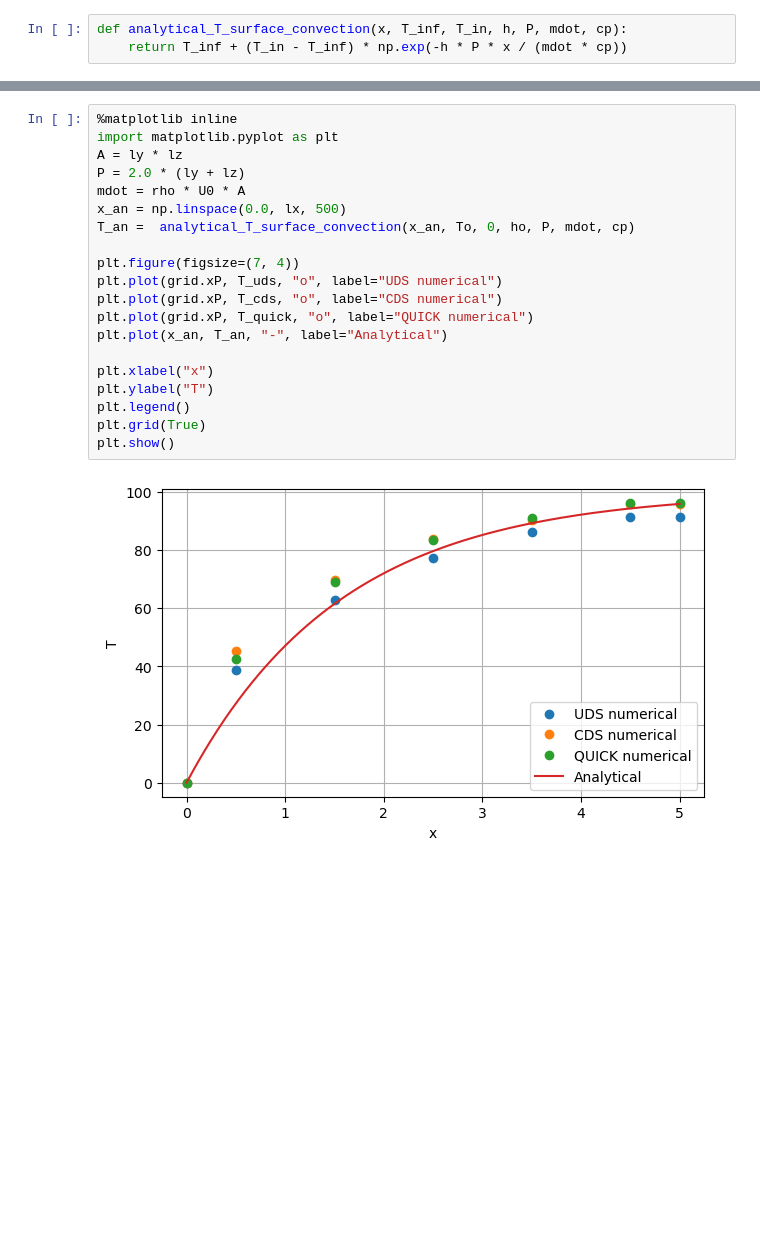
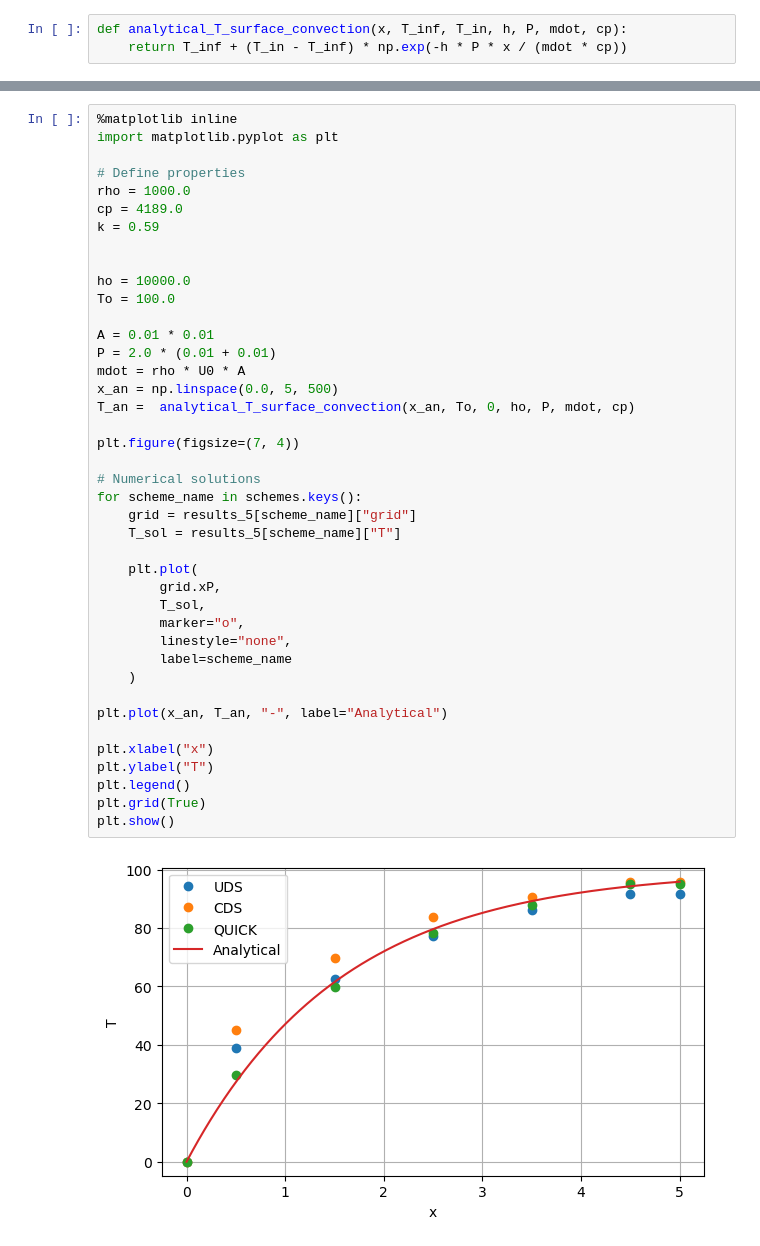
Before and after one commit to Zichen-F/9710_assignments, a Jupyter notebook: Assignment/Assignment3-zfan68.ipynb, the cells around one changed output, grey strips where cells are left out. Saved outputs shown, nothing was run; the diff lists cells and outputs as text; blank space fills up the shorter version.

```diff
--- a/Assignment/Assignment3-zfan68.ipynb
+++ b/Assignment/Assignment3-zfan68.ipynb
@@ -883,22 +988,43 @@ Iteration = 9; Max. Resid. = 0.03988077349344456; Avg. Resid. = 0.01813528460536
 # %%
 %matplotlib inline
 import matplotlib.pyplot as plt
-A = ly * lz
-P = 2.0 * (ly + lz)
+
+# Define properties
+rho = 1000.0
+cp = 4189.0
+k = 0.59
+
+
+ho = 10000.0
+To = 100.0
+
+A = 0.01 * 0.01
+P = 2.0 * (0.01 + 0.01)
 mdot = rho * U0 * A
-x_an = np.linspace(0.0, lx, 500)
+x_an = np.linspace(0.0, 5, 500)
 T_an =  analytical_T_surface_convection(x_an, To, 0, ho, P, mdot, cp)
 
 plt.figure(figsize=(7, 4))
-plt.plot(grid.xP, T_uds, "o", label="UDS numerical")
-plt.plot(grid.xP, T_cds, "o", label="CDS numerical")
-plt.plot(grid.xP, T_quick, "o", label="QUICK numerical")
+
+# Numerical solutions
+for scheme_name in schemes.keys():
+    grid = results_5[scheme_name]["grid"]
+    T_sol = results_5[scheme_name]["T"]
+
+    plt.plot(
+        grid.xP,
+        T_sol,
+        marker="o",
+        linestyle="none",
+        label=scheme_name
+    )
+
 plt.plot(x_an, T_an, "-", label="Analytical")
 
 plt.xlabel("x")
 plt.ylabel("T")
 plt.legend()
 plt.grid(True)
 plt.show()
 # %% [output]
-[figure, old version]
+[figure, new version]
```
Also changed, not shown: parts of 14 cells of this notebook.
